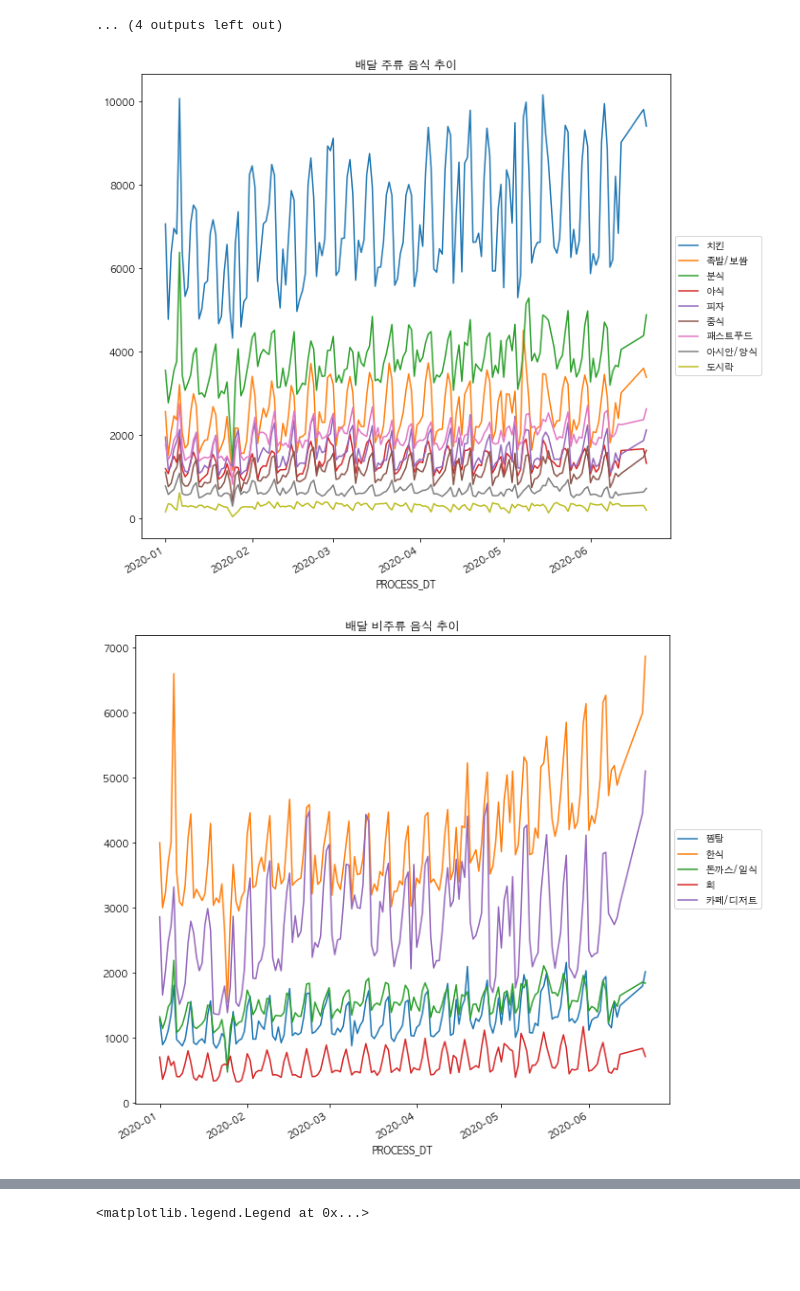
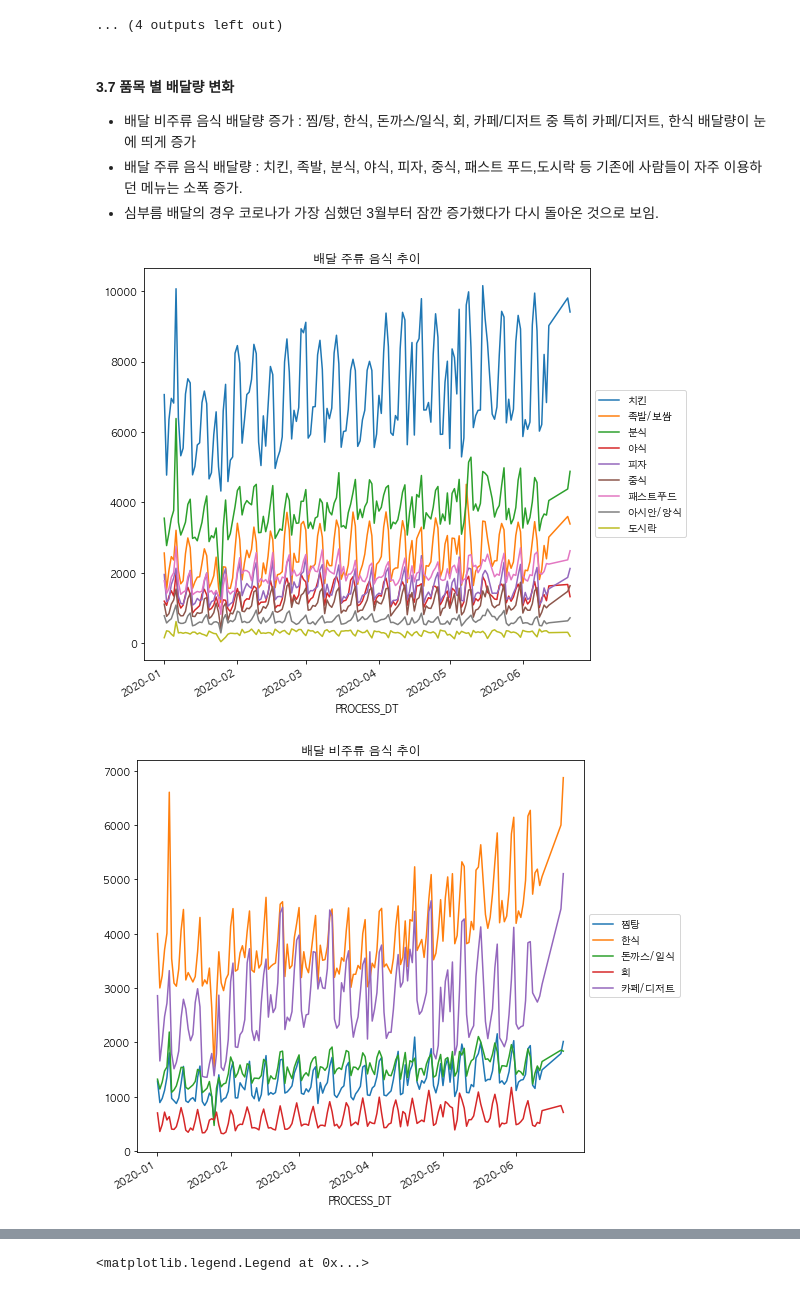
Before and after one commit to kkyuhun94/COVID-19_visualization, a Jupyter notebook: code/visualization.ipynb, the cells around one changed output, grey strips where cells are left out. Saved outputs shown, nothing was run; the diff lists cells and outputs as text; code cells hidden in the pictures; blank space fills up the shorter version.

```diff
--- a/code/visualization.ipynb
+++ b/code/visualization.ipynb
@@ -114,7 +120,7 @@ plt.rcParams['axes.unicode_minus'] = False
 # %%
 # #load data : 산업 데이터
 # df_card = pd.read_csv("data/card_20200717.csv", encoding='utf-8')
-df_del = pd.read_csv("data/delivery.csv", encoding='utf-8')
+df_del = pd.read_csv("../data/delivery.csv", encoding='utf-8')
 # df_fpop = pd.read_csv("data/fpopl.csv",encoding="utf-8" )
 # df_adstrd = pd.read_csv("data/adstrd_master.csv")
 # df_index = pd.read_csv("data/index.csv")
@@ -741,21 +739,26 @@ def menuday2(menu) :
 # %%
 maindel = ['치킨','족발/보쌈','분식','야식','피자','중식','패스트푸드','아시안/양식','도시락']
 subdel = ['찜탕','한식','돈까스/일식','회','카페/디저트']
+# %% [markdown]
+#### 3.7 품목 별 배달량 변화
+- 배달 비주류 음식 배달량 증가 : 찜/탕, 한식, 돈까스/일식, 회, 카페/디저트 중 특히 카페/디저트, 한식 배달량이 눈에 띄게 증가
+- 배달 주류 음식 배달량 : 치킨, 족발, 분식, 야식, 피자, 중식, 패스트 푸드,도시락 등 기존에 사람들이 자주 이용하던 메뉴는 소폭 증가.
+- 심부름 배달의 경우 코로나가 가장 심했던 3월부터 잠깐 증가했다가 다시 돌아온 것으로 보임.
 # %%
-plt.figure(figsize=(10,10))
+plt.figure(figsize=(8,8))
 for i in maindel :
     df_menu[df_menu["DLVR_STORE_INDUTY_NM"]== i ].groupby("PROCESS_DT")["DLVR_STORE_INDUTY_NM"].count().plot()
 plt.title("배달 주류 음식 추이")
 plt.legend(maindel,loc='center left', bbox_to_anchor=(1, 0.5))
 plt.show()
 # %% [output]
-[figure, old version]
+[figure, new version]
 # %%
-plt.figure(figsize=(10,10))
+plt.figure(figsize=(8,8))
 for i in subdel :
     df_menu[df_menu["DLVR_STORE_INDUTY_NM"]== i ].groupby("PROCESS_DT")["DLVR_STORE_INDUTY_NM"].count().plot()
 plt.title("배달 비주류 음식 추이")
 plt.legend(subdel,loc='center left', bbox_to_anchor=(1, 0.5))
 plt.show()
 # %% [output]
-[figure, old version]
+[figure, new version]
```
Also changed, not shown: parts of 42 cells of this notebook.
